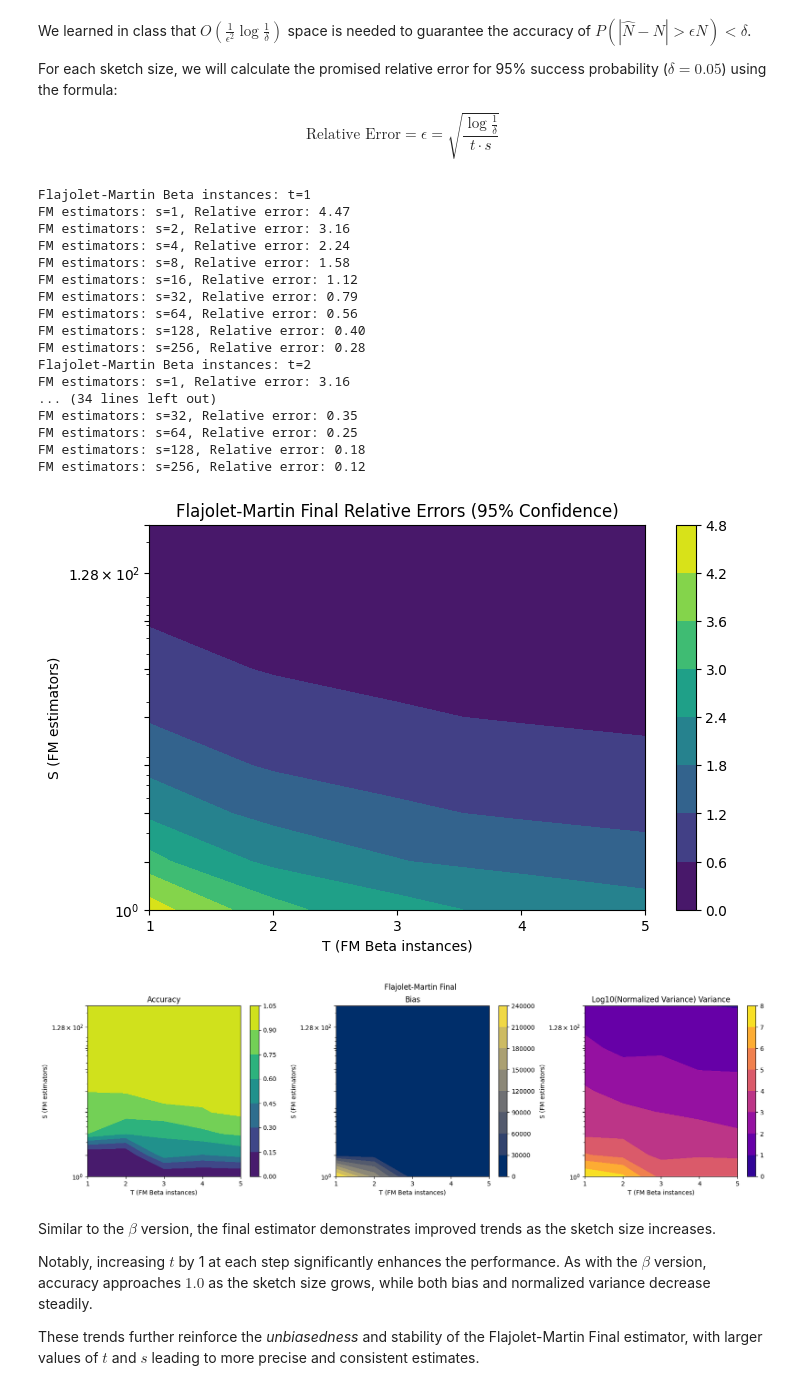
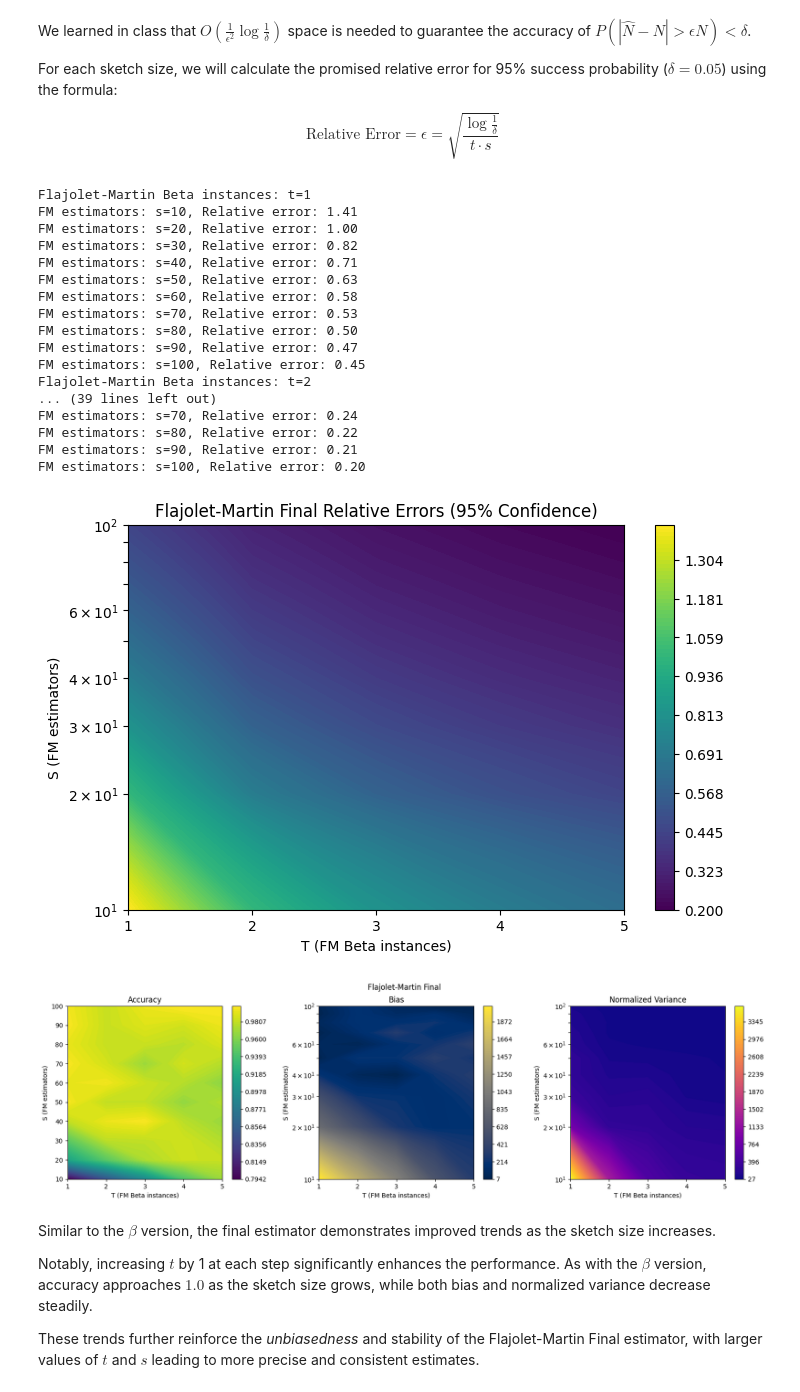
Before and after one commit to Gal-Noy/MSC-Data-Streaming-Algorithms, a Jupyter notebook: FM_CountMin/FM_CountMin.ipynb, the cells around one changed output. Saved outputs shown, nothing was run; the diff lists cells and outputs as text; code cells hidden in the pictures.

```diff
--- a/FM_CountMin/FM_CountMin.ipynb
+++ b/FM_CountMin/FM_CountMin.ipynb
@@ -163,11 +163,12 @@ delta = 0.05  # Calculate the guaranteed relative error with 95% confidence
 fm_beta_results = {}
 fm_beta_relative_errors = {}
 
-S = [2**i for i in range(9)]
+S = np.linspace(10, 100, 10, dtype=int)
+
 for s in S:
     epsilon = np.sqrt(1 / (delta * s))
     print(f"Sketch size: {s}, Relative error: {epsilon:.2f}")
-    fm_beta_results[s] = [flajolet_martin_beta(stream, s, i**3) for i in range(NUM_RUNS)]
+    fm_beta_results[s] = [flajolet_martin_beta(stream, s, i) for i in range(NUM_RUNS)]
     fm_beta_relative_errors[s] = epsilon
 
 def plot_relative_errors(relative_errors: dict, title: str):
@@ -310,44 +308,45 @@ for _t, t in enumerate(T):
         fm_final_relative_errors[_s, _t] = epsilon
 # %% [output]
 Flajolet-Martin Beta instances: t=1
-FM estimators: s=1, Relative error: 4.47
-FM estimators: s=2, Relative error: 3.16
-FM estimators: s=4, Relative error: 2.24
-FM estimators: s=8, Relative error: 1.58
-FM estimators: s=16, Relative error: 1.12
-FM estimators: s=32, Relative error: 0.79
-FM estimators: s=64, Relative error: 0.56
-FM estimators: s=128, Relative error: 0.40
-FM estimators: s=256, Relative error: 0.28
+FM estimators: s=10, Relative error: 1.41
+FM estimators: s=20, Relative error: 1.00
+FM estimators: s=30, Relative error: 0.82
+FM estimators: s=40, Relative error: 0.71
+FM estimators: s=50, Relative error: 0.63
+FM estimators: s=60, Relative error: 0.58
+FM estimators: s=70, Relative error: 0.53
+FM estimators: s=80, Relative error: 0.50
+FM estimators: s=90, Relative error: 0.47
+FM estimators: s=100, Relative error: 0.45
 Flajolet-Martin Beta instances: t=2
-FM estimators: s=1, Relative error: 3.16
-... (34 lines left out)
-FM estimators: s=32, Relative error: 0.35
-FM estimators: s=64, Relative error: 0.25
-FM estimators: s=128, Relative error: 0.18
-FM estimators: s=256, Relative error: 0.12
+... (39 lines left out)
+FM estimators: s=70, Relative error: 0.24
+FM estimators: s=80, Relative error: 0.22
+FM estimators: s=90, Relative error: 0.21
+FM estimators: s=100, Relative error: 0.20
 # %%
-def plot_contour(grid: np.ndarray, title: str, A: list, B: list, labels: tuple, log_y: bool = True, log_metric: bool = False, cmap='viridis'):
+def plot_contour(grid: np.ndarray, title: str, X: list, Y: list, labels: tuple, log_y: bool = True, log_metric: bool = False, cmap='viridis'):
     """
     Plot a contour plot.
     :param grid: The grid to plot
     :param title: The title of the plot
-    :param A: The values of the first axis
-    :param B: The values of the second axis
+    :param X: The values of the first axis
+    :param Y: The values of the second axis
     :param labels: The labels of the axes
     :param log_y: Whether to use log scale for the y-axis
     :param log_metric: Whether to use log scale for the metric
     :param cmap: The colormap to use
     """
-    contour = plt.contourf(A, B, np.log10(grid) if log_metric else grid, cmap=cmap)
+    levels = np.linspace(np.min(grid), np.max(grid), 100)
+    contour = plt.contourf(X, Y, np.log10(grid) if log_metric else grid, levels=levels, cmap=cmap)
     plt.colorbar(contour)
     plt.xlabel(labels[0])
     plt.ylabel(labels[1])
     if log_y:
         plt.yscale("log")
     plt.title(title)
-    plt.xticks(A)
-    plt.yticks(B)
+    plt.xticks(X)
+    plt.yticks(Y)
 
 T_label = 'T (FM Beta instances)'
 S_label = 'S (FM estimators)'
@@ -356,32 +355,32 @@ plt.figure(figsize=(8, 5))
 plot_contour(fm_final_relative_errors, "Flajolet-Martin Final Relative Errors (95% Confidence)", T, S, (T_label, S_label))
 plt.show()
 # %% [output]
-[figure, old version]
+[figure, new version]
 # %%
 metrics = {t: calculate_fm_metrics(fm_final_results[t]) for t in T}
 
 accuracy_grid = np.zeros((len(S), len(T)))
 bias_grid = np.zeros((len(S), len(T)))
 normalized_variance_grid = np.zeros((len(S), len(T)))
 
 for i, t in enumerate(T):
     for j, s in enumerate(S):
         accuracy_grid[j, i] = metrics[t][s]["accuracy"]
         bias_grid[j, i] = metrics[t][s]["bias"]
         normalized_variance_grid[j, i] = metrics[t][s]["normalized_variance"]
 
 plt.figure(figsize=(20, 5))
 plt.suptitle("Flajolet-Martin Final")
 plt.subplot(1, 3, 1)
-plot_contour(accuracy_grid, "Accuracy", T, S, (T_label, S_label))
+plot_contour(accuracy_grid, "Accuracy", T, S, (T_label, S_label), log_y=False)
 plt.subplot(1, 3, 2)
 plot_contour(bias_grid, "Bias", T, S, (T_label, S_label), cmap='cividis')
 plt.subplot(1, 3, 3)
-plot_contour(normalized_variance_grid, "Log10(Normalized Variance) Variance", T, S, (T_label, S_label), log_metric=True, cmap='plasma')
+plot_contour(normalized_variance_grid, "Normalized Variance", T, S, (T_label, S_label), log_metric=False, cmap='plasma')
 plt.subplots_adjust(wspace=0.3)
 plt.show()
 # %% [output]
-[figure, old version]
+[figure, new version]
 # %% [markdown]
 Similar to the $\beta$ version, the final estimator demonstrates improved trends as the sketch size increases.
 
```
Also changed, not shown: parts of 7 cells of this notebook.
